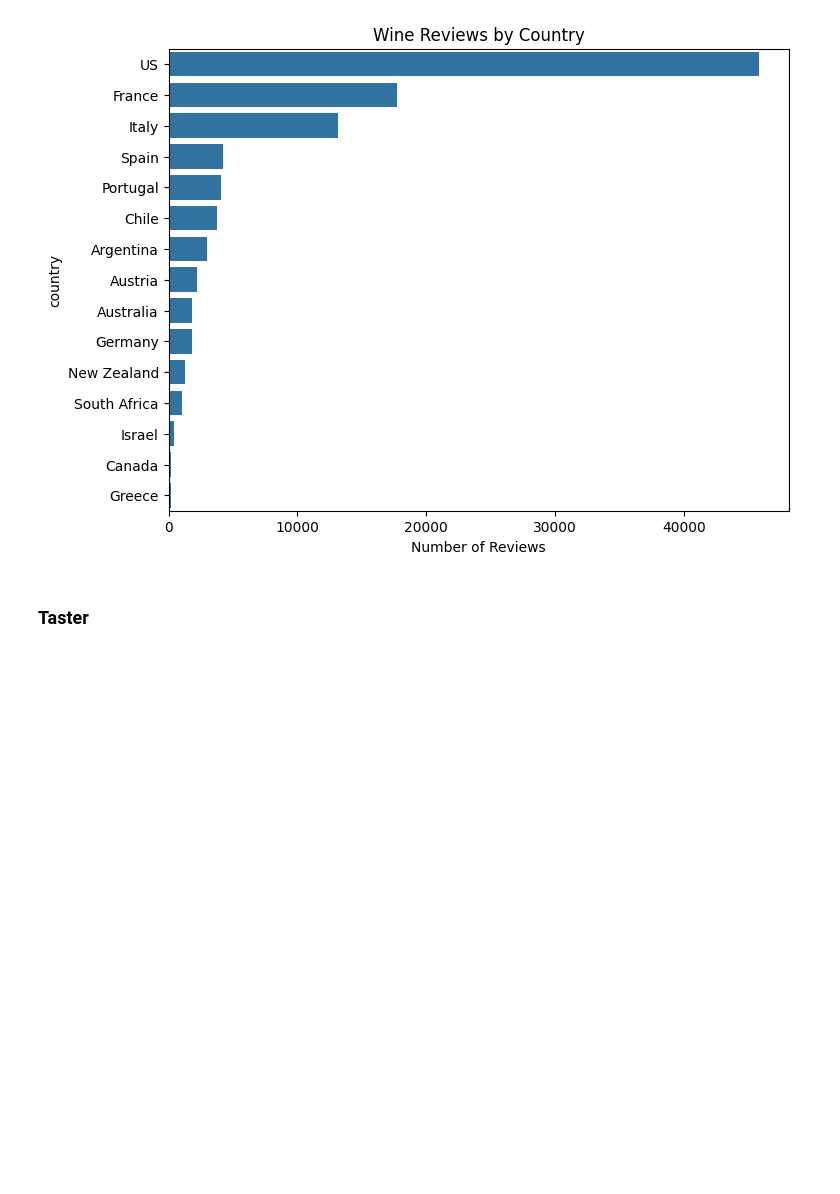
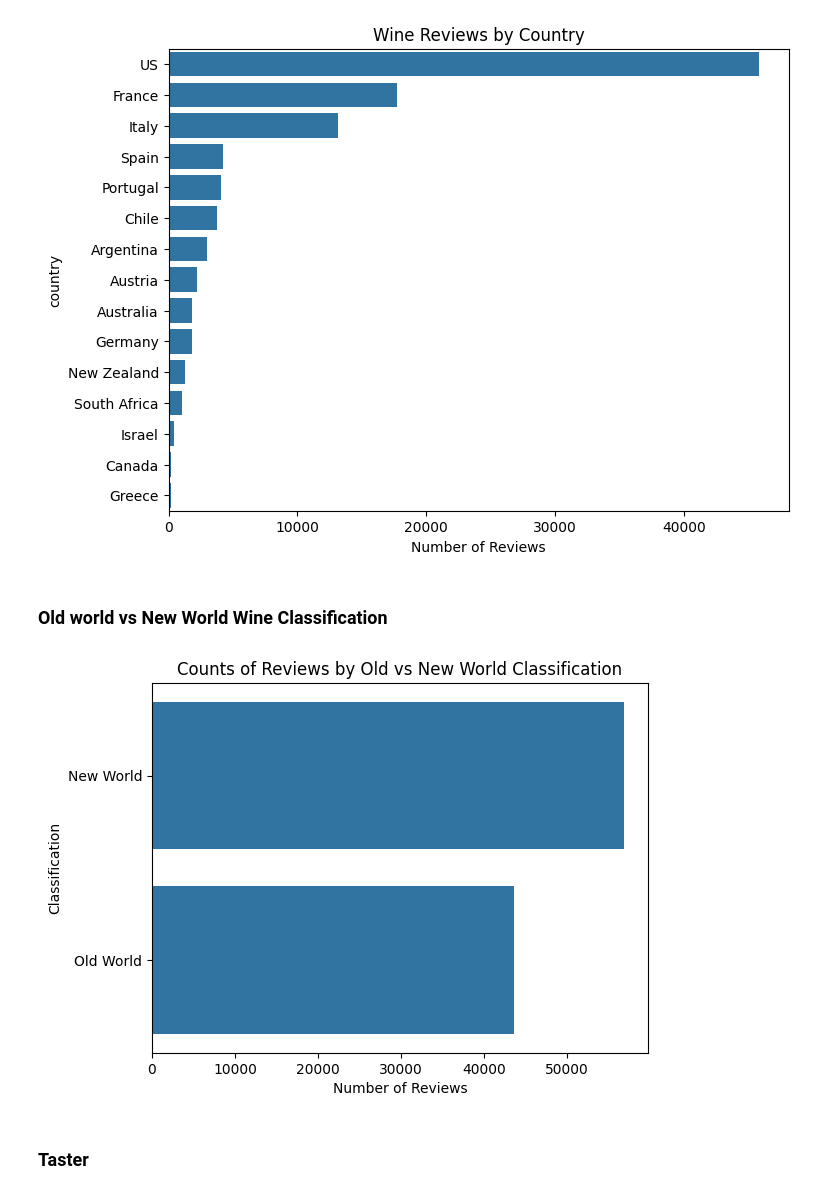
Before and after one commit to pasmith/oenologist, a Jupyter notebook: wine_review-eda.ipynb, the cells around one changed output. Drawn from its saved outputs; the diff is of its cells as text; code cells hidden in the pictures; blank space fills up the shorter version.

```diff
--- a/wine_review-eda.ipynb
+++ b/wine_review-eda.ipynb
@@ -176,6 +186,16 @@ fig = px.choropleth(
 )
 fig.update_layout(margin={"r":0,"t":0,"l":0,"b":0})
 fig.show()
+# %% [markdown]
+### Old world vs New World Wine Classification
+# %%
+sns.barplot(wine_df.classification.value_counts(), orient='h')
+plt.title('Counts of Reviews by Old vs New World Classification')
+plt.xlabel('Number of Reviews')
+plt.ylabel('Classification')
+plt.show()
+# %% [output]
+[figure, added]
 # %% [markdown]
 ### Taster
 # %%
```
Also changed, not shown: parts of 5 cells of this notebook, 5 other files.
